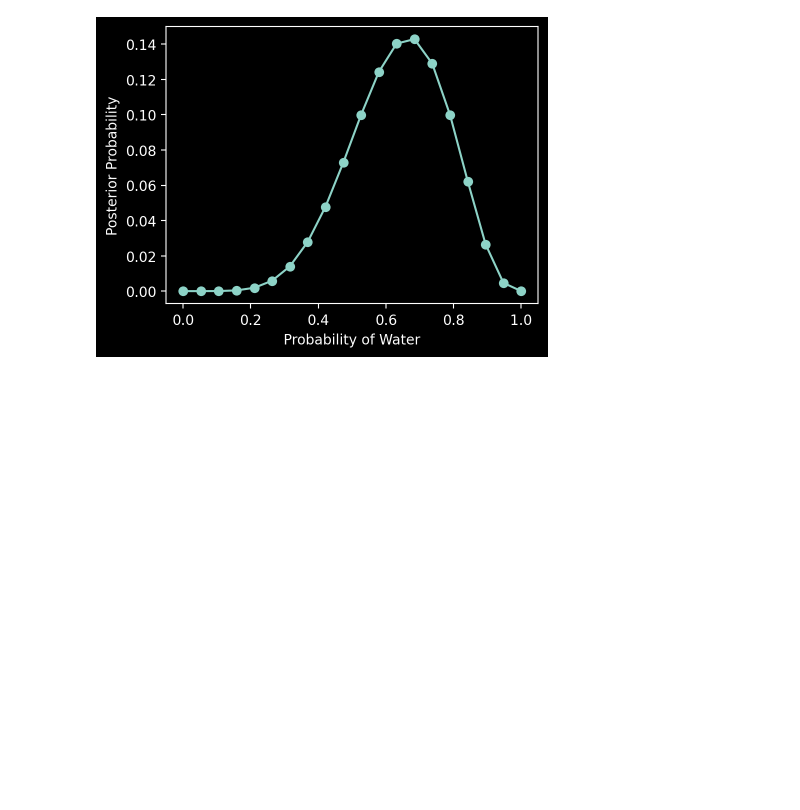
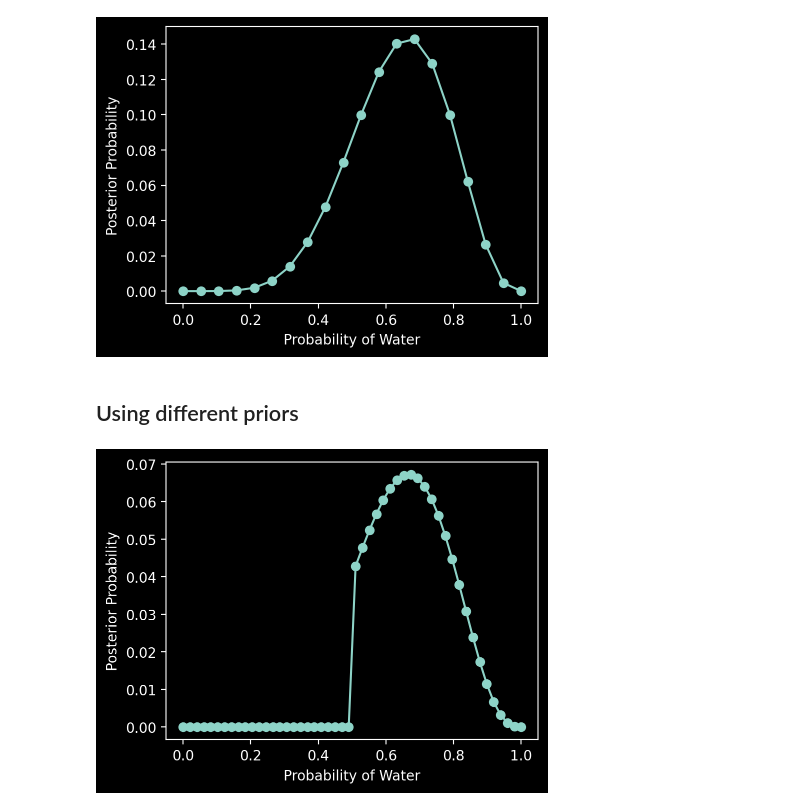
Before and after one commit to oskrgab/statistical-rethinking, a Jupyter notebook: chapter_2.ipynb, the cells around one changed output. Saved outputs shown, nothing was run; the diff lists cells and outputs as text; code cells hidden in the pictures; blank space fills up the shorter version.

Commit message:
Additional priors
Added func to calculate posteriors based on different priors

```diff
--- a/chapter_2.ipynb
+++ b/chapter_2.ipynb
@@ -61,3 +61,24 @@ plt.ylabel("Posterior Probability")
 plt.show()
 # %% [output]
 [figure]
+# %% [markdown]
+## Using different priors
+# %%
+def posterior_calc(prior_func, n):
+    p_grid = np.linspace(0, 1, n)
+    prior = prior_func(p_grid)
+    likelihood = binom.pmf(6, 9, p_grid)
+    unstd_posterior = likelihood * prior
+    posterior = unstd_posterior / np.sum(unstd_posterior)
+
+    plt.plot(p_grid, posterior, "o-")
+    plt.xlabel("Probability of Water")
+    plt.ylabel("Posterior Probability")
+    plt.show()
+# %%
+prior_func_1 = lambda p_grid: np.where(p_grid < 0.5, 0, 1)
+prior_func_2 = lambda p_grid: np.exp(-5 * np.abs(p_grid - 0.5))
+# %%
+posterior_calc(prior_func_1, 50)
+# %% [output]
+[figure, added]
```
Also changed, not shown: parts of 1 cell of this notebook.
